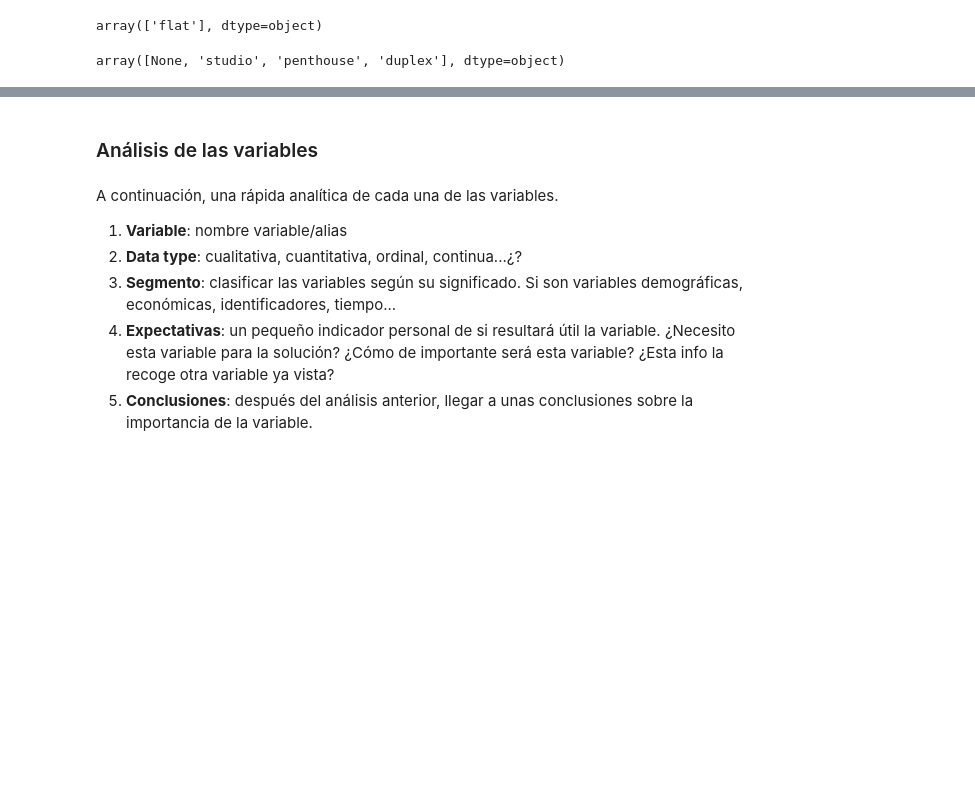
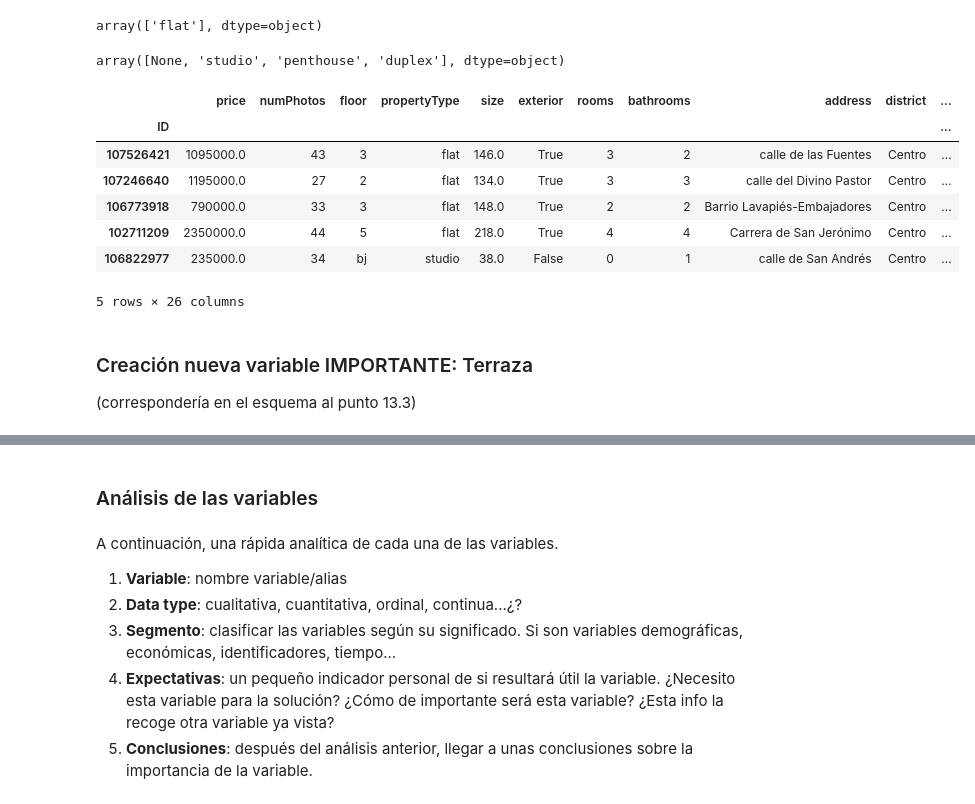
Before and after one commit to angelgvill/DS_ML_Machine_Learning_viviendaMadrid, a Jupyter notebook: notebooks/02_Analisis_exploratorio.ipynb, the cells around one changed output, grey strips where cells are left out. Cells and saved outputs as stored; diff of their text form; code cells hidden in the pictures; blank space fills up the shorter version.

```diff
--- a/notebooks/02_Analisis_exploratorio.ipynb
+++ b/notebooks/02_Analisis_exploratorio.ipynb
@@ -182,7 +185,7 @@ def expand_dict_columns(df):
 # %%
 # CELDA SALTADA intento de tratamiento de todas las columnas con diccionarios, incluso Parking
 pass
-def expand_dict_columns(df):
+def expand_dict_columns2(df):
     """
     Expande las columnas del dataframe de Idealista que contienen diccionarios.
 
@@ -298,3 +301,17 @@ array(['flat'], dtype=object)
 df2['detailedType_subTypology'].unique()
 # %% [output]
 array([None, 'studio', 'penthouse', 'duplex'], dtype=object)
+# %%
+df2.head()
+# %% [output]
+|  | price | numPhotos | floor | propertyType | size | exterior | rooms | bathrooms | address | district | ... |
+| ID |  |  |  |  |  |  |  |  |  |  | ... |
+| 107526421 | 1095000.0 | 43 | 3 | flat | 146.0 | True | 3 | 2 | calle de las Fuentes | Centro | ... |
+| 107246640 | 1195000.0 | 27 | 2 | flat | 134.0 | True | 3 | 3 | calle del Divino Pastor | Centro | ... |
+| 106773918 | 790000.0 | 33 | 3 | flat | 148.0 | True | 2 | 2 | Barrio Lavapiés-Embajadores | Centro | ... |
+| 102711209 | 2350000.0 | 44 | 5 | flat | 218.0 | True | 4 | 4 | Carrera de San Jerónimo | Centro | ... |
+| 106822977 | 235000.0 | 34 | bj | studio | 38.0 | False | 0 | 1 | calle de San Andrés | Centro | ... |
+5 rows × 26 columns
+# %% [markdown]
+### Creación nueva variable IMPORTANTE: Terraza
+(correspondería en el esquema al punto 13.3)
```
Also changed, not shown: parts of 105 cells of this notebook, 2 other files.
